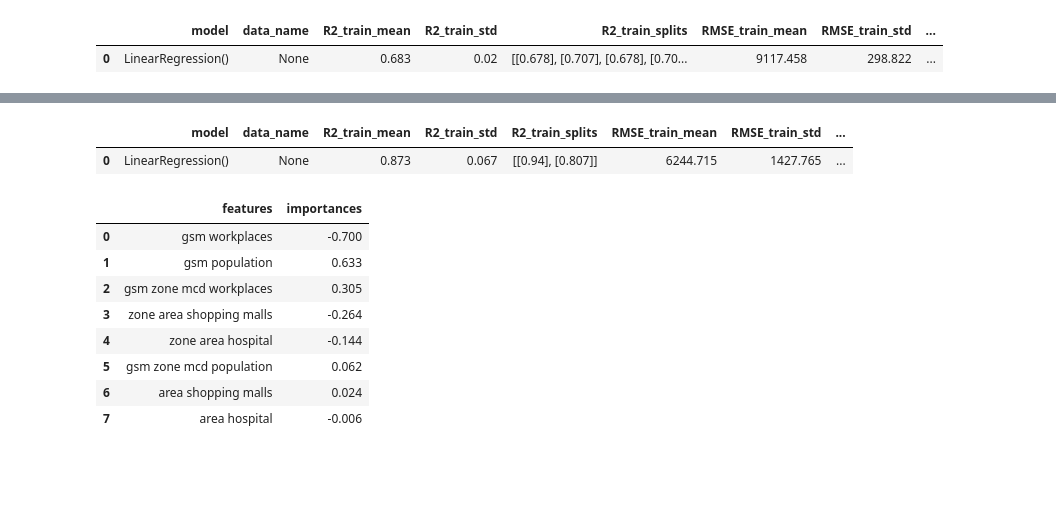
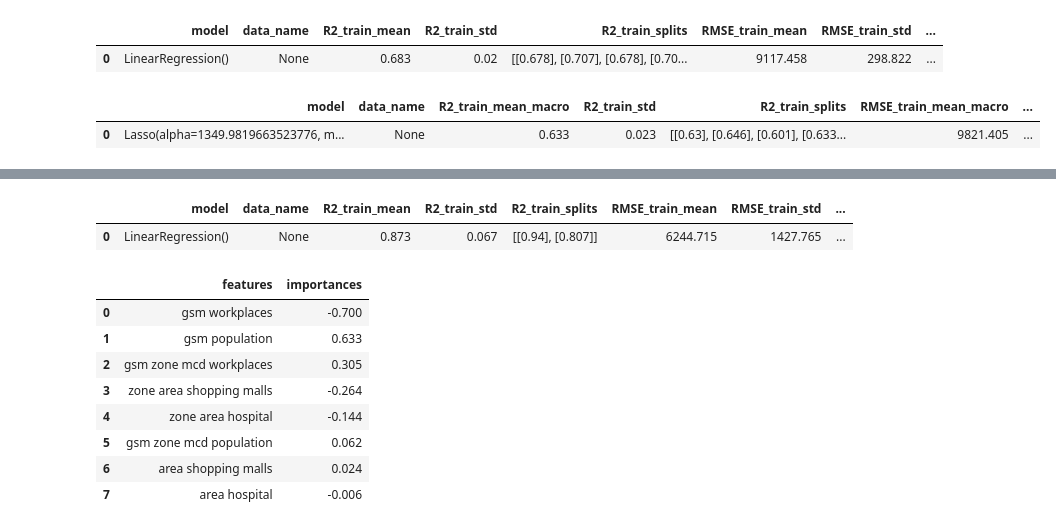
Before and after one commit to NazarovMichail/ds_nms, a Jupyter notebook: training_test.ipynb, the cells around one changed output, grey strips where cells are left out. Cells and saved outputs as stored; diff of their text form; code cells hidden in the pictures; blank space fills up the shorter version.

```diff
--- a/training_test.ipynb
+++ b/training_test.ipynb
@@ -261,6 +263,18 @@ pd.DataFrame([result_dict])
 # %% [output]
 |  | model | data_name | R2_train_mean | R2_train_std | R2_train_splits | RMSE_train_mean | RMSE_train_std | ... |
 | 0 | LinearRegression() | None | 0.683 | 0.02 | [[0.678], [0.707], [0.678], [0.70... | 9117.458 | 298.822 | ... |
+# %%
+trained_model, result_dict = model_train.train_cv(X=X_train_std_1, y=target_train_1,
+                                                  model=Lasso(alpha=1349.9819663523776,
+                                                              max_iter=15000),
+                                                  cv_type='loo',
+                                                  metric_best='RMSE_val')
+
+r = pd.DataFrame([result_dict])
+r
+# %% [output]
+|  | model | data_name | R2_train_mean_macro | R2_train_std | R2_train_splits | RMSE_train_mean_macro | ... |
+| 0 | Lasso(alpha=1349.9819663523776, m... | None | 0.633 | 0.023 | [[0.63], [0.646], [0.601], [0.633... | 9821.405 | ... |
 # %%
 trained_model, result_dict = model_train.train_cv(X=X_train_1, y=target_train_1,
                                                   model=LinearRegression(),
```
Also changed, not shown: parts of 6 cells of this notebook, 3 other files.
